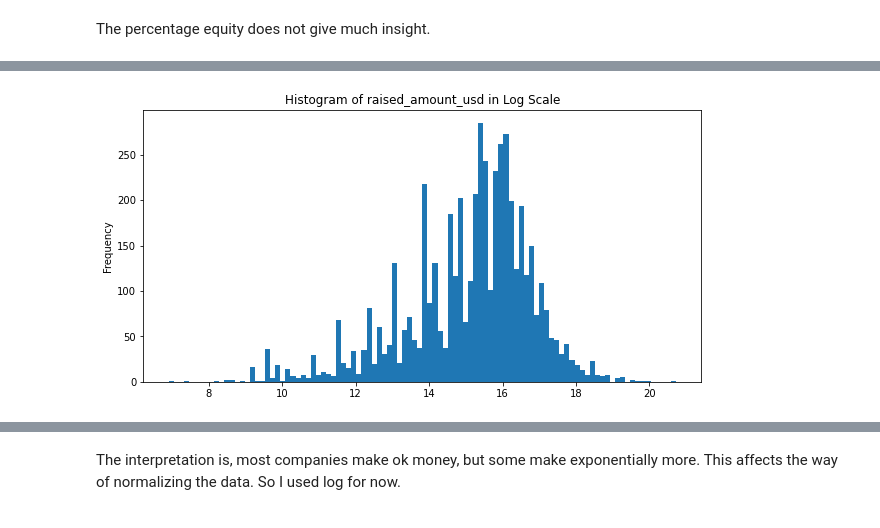
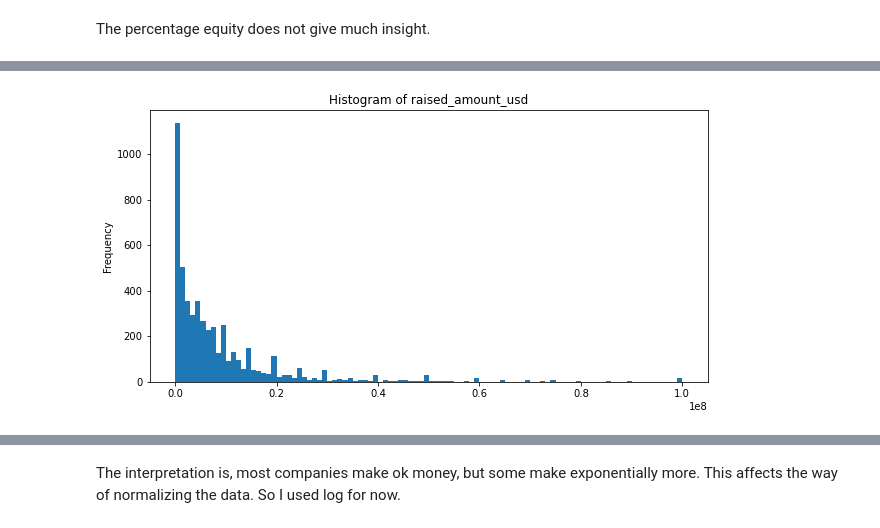
Before and after one commit to StardustLID/TEMG4952A-TEAM-5, a Jupyter notebook: bulk_export_processed/Funds_preprocessing.ipynb, the cells around one changed output, grey strips where cells are left out. Saved outputs shown, nothing was run; the diff lists cells and outputs as text; code cells hidden in the pictures.

```diff
--- a/bulk_export_processed/Funds_preprocessing.ipynb
+++ b/bulk_export_processed/Funds_preprocessing.ipynb
@@ -62,17 +83,13 @@ The percentage equity does not give much insight.
 # %%
-# outlier_threshold = 1e8
-# df_for_hist = df.drop(df[df['raised_amount_usd'] > outlier_threshold].index)
-# Stardust: I commented out this coz the raw plot was too awful
+outlier_threshold = 1e8
+df_for_hist = df.drop(df[df['raised_amount_usd'] > outlier_threshold].index)
+# Stardust: the raw plot was too awful
 # very few outliers, but each has dominating amounts of raised amounts
 # at least see the overall pattern first
 
-df['raised_amount_usd_log'] = df['raised_amount_usd'].map(math.log)
-
 fig, ax = plt.subplots()
-# df_for_hist['raised_amount_usd'].plot.hist(figsize=(10,5))
-df['raised_amount_usd_log'].plot.hist(figsize=(10,5), bins=100)
-# ax.set_title('Histogram of raised_amount_usd')
-ax.set_title('Histogram of raised_amount_usd in Log Scale')
+df_for_hist['raised_amount_usd'].plot.hist(figsize=(10,5), bins=100)
+ax.set_title('Histogram of raised_amount_usd')
 plt.show()
 # %% [output]
-[figure, old version]
+[figure, new version]
```
Also changed, not shown: parts of 7 cells of this notebook.
